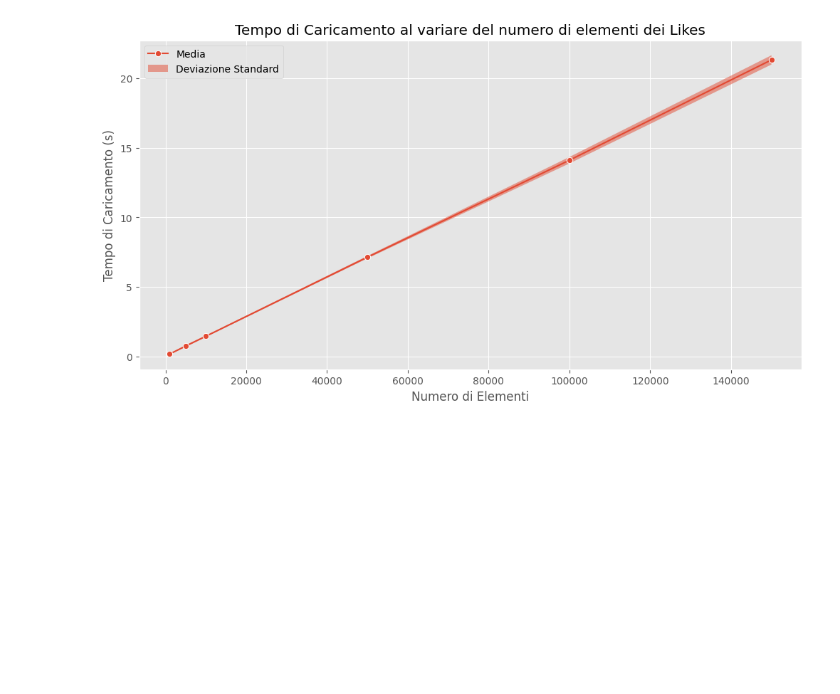
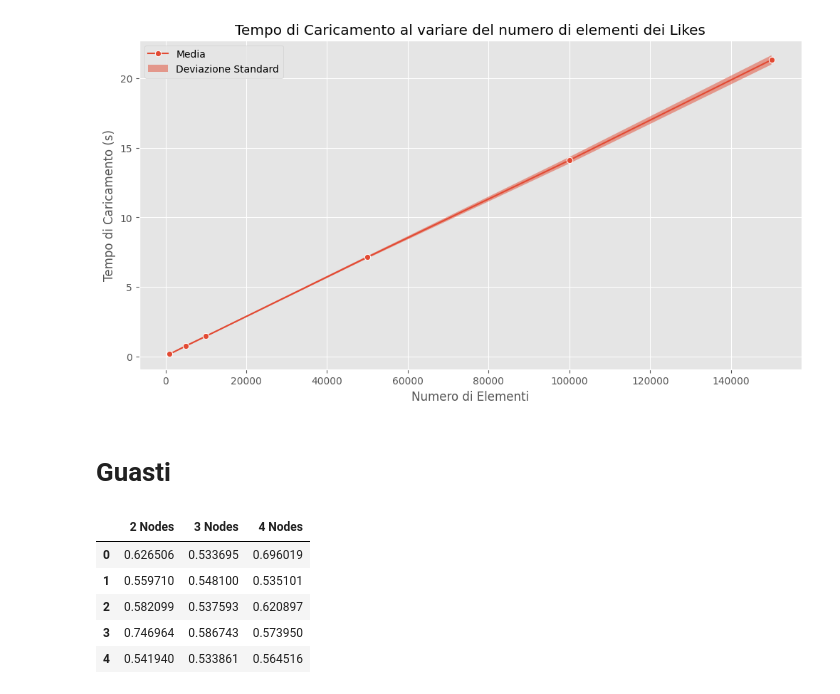
Before and after one commit to TommasoFerrario18/GraphDB, a Jupyter notebook: code/visualization.ipynb, the cells around one changed output. Drawn from its saved outputs; the diff is of its cells as text; code cells hidden in the pictures; blank space fills up the shorter version.

```diff
--- a/code/visualization.ipynb
+++ b/code/visualization.ipynb
@@ -244,3 +244,23 @@ plt.legend()
 plt.show()
 # %% [output]
 [figure]
+# %% [markdown]
+# Guasti
+# %%
+query_nodes_2 = pd.read_csv("./../results/query_results_2_nodes.csv", index_col=[0])
+query_nodes_3 = pd.read_csv("./../results/query_results_3_nodes.csv", index_col=[0])
+query_nodes_4 = pd.read_csv("./../results/query_results_4_nodes.csv", index_col=[0])
+
+query_nodes = pd.DataFrame()
+query_nodes["2 Nodes"] = query_nodes_2["Query_8"]
+query_nodes["3 Nodes"] = query_nodes_3["Query_8"]
+query_nodes["4 Nodes"] = query_nodes_4["Query_8"]
+
+query_nodes.head()
+# %% [output]
+|  | 2 Nodes | 3 Nodes | 4 Nodes |
+| 0 | 0.626506 | 0.533695 | 0.696019 |
+| 1 | 0.559710 | 0.548100 | 0.535101 |
+| 2 | 0.582099 | 0.537593 | 0.620897 |
+| 3 | 0.746964 | 0.586743 | 0.573950 |
+| 4 | 0.541940 | 0.533861 | 0.564516 |
```
Also changed, not shown: parts of 1 cell of this notebook, 10 other files.
